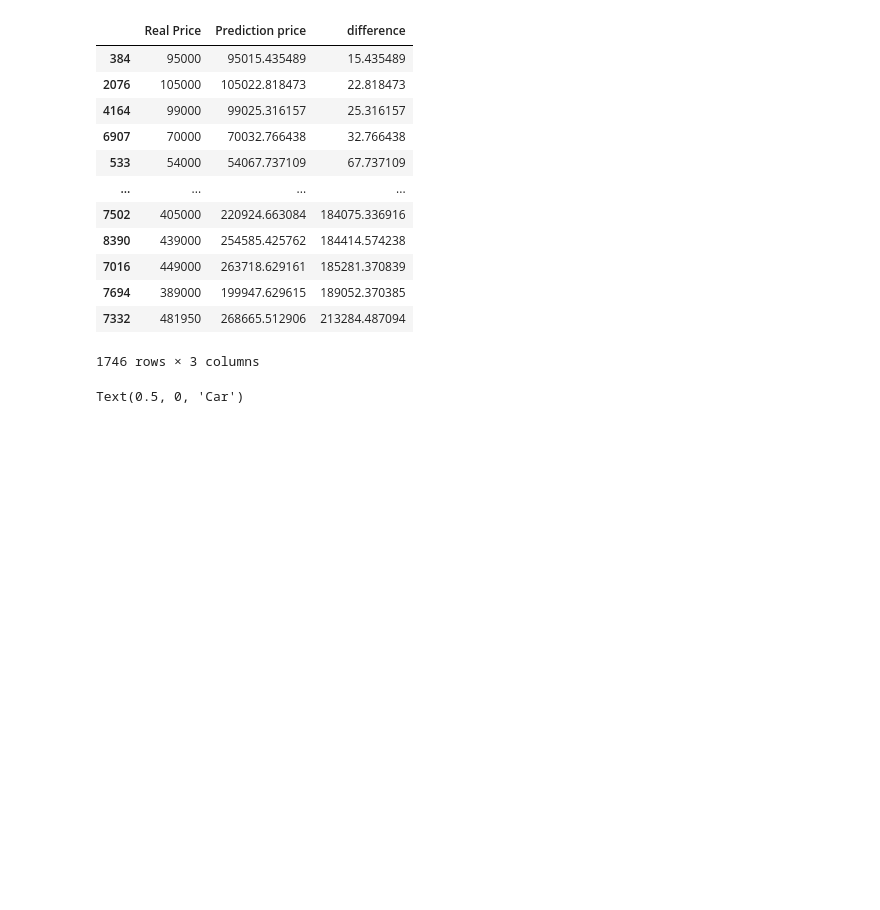
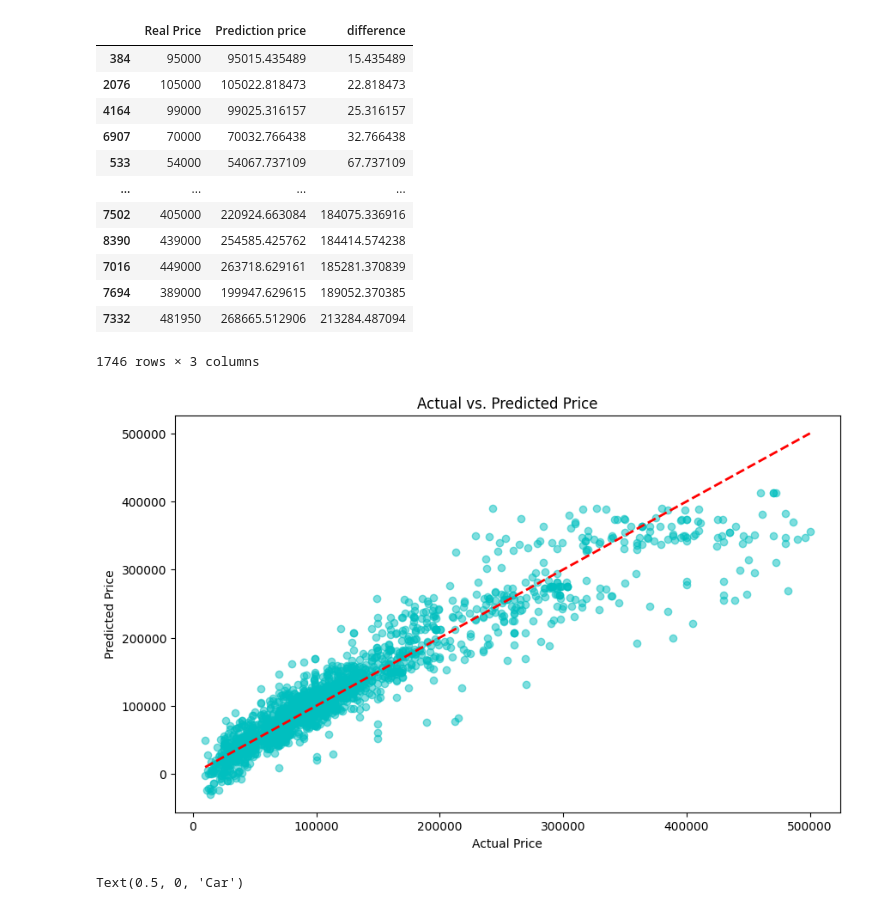
Before and after one commit to nissim25100/car-price-prediction, a Jupyter notebook: machine_learning.ipynb, the cells around one changed output. Cells and saved outputs as stored; diff of their text form; code cells hidden in the pictures; blank space fills up the shorter version.

```diff
--- a/machine_learning.ipynb
+++ b/machine_learning.ipynb
@@ -89,4 +92,15 @@ resultsDf
 | 7694 | 389000 | 199947.629615 | 189052.370385 |
 | 7332 | 481950 | 268665.512906 | 213284.487094 |
 1746 rows × 3 columns
+# %%
+#Graphical presentation of the predicted model in relation to the real price
+plt.figure(figsize=(10, 6))
+plt.scatter(y_test, y_pred, color='c', alpha=0.5)
+plt.plot([y_test.min(), y_test.max()], [y_test.min(), y_test.max()], 'r--', lw=2)
+plt.xlabel('Actual Price')
+plt.ylabel('Predicted Price')
+plt.title('Actual vs. Predicted Price')
+plt.show()
+# %% [output]
+[figure, added]
 # %%
```
Also changed, not shown: parts of 5 cells of this notebook.
